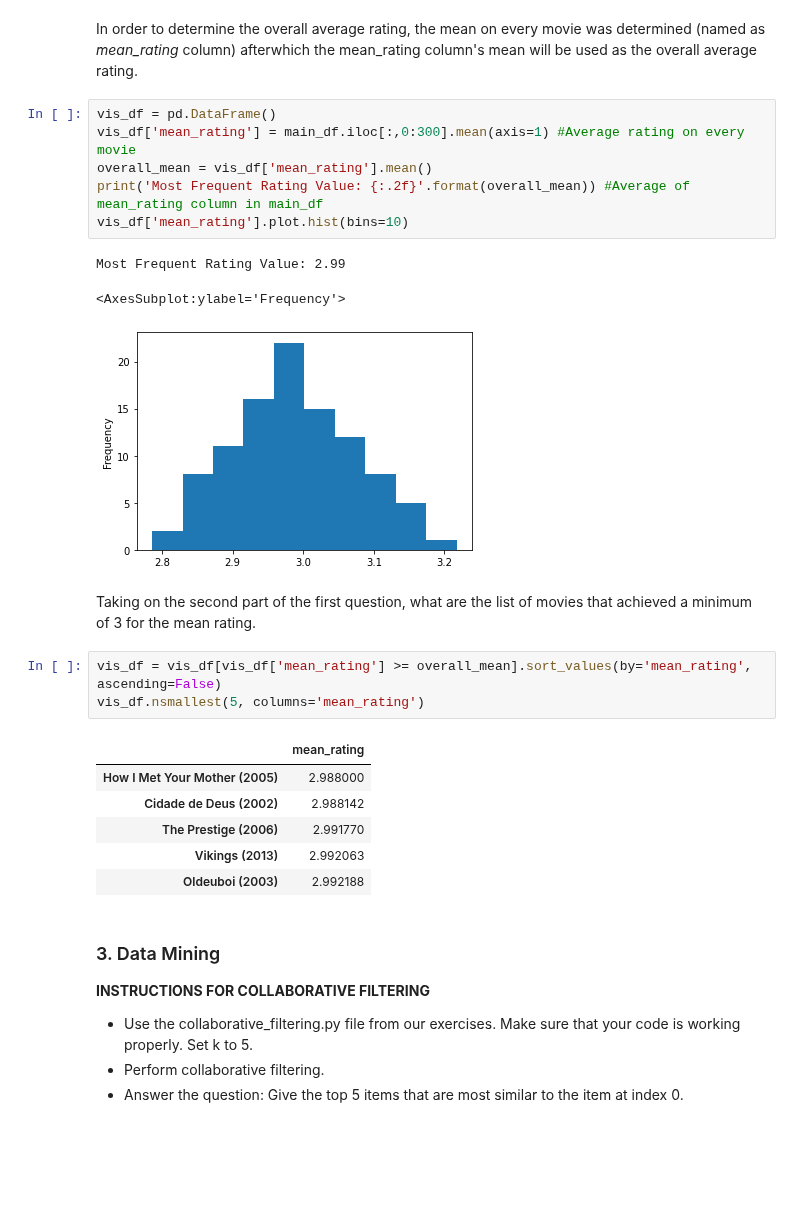
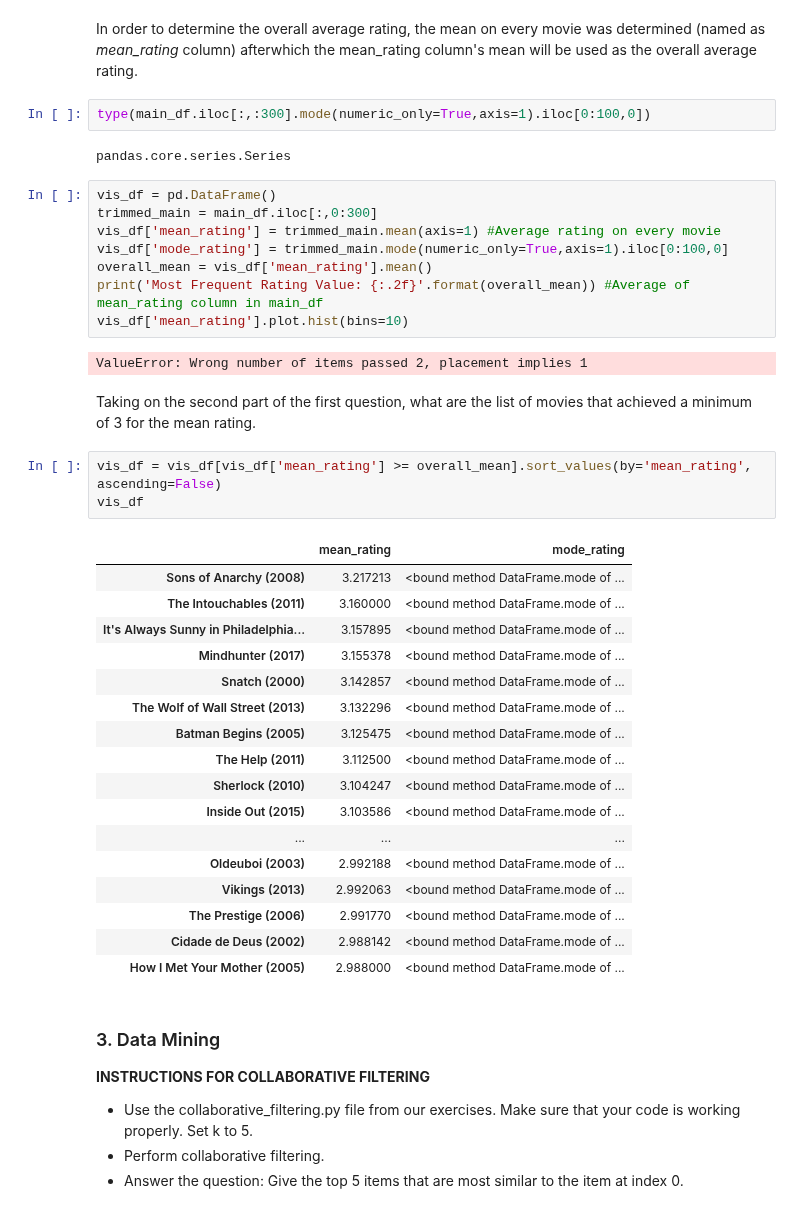
Before and after one commit to jm55/CSMODEL, a Jupyter notebook: Project 2/CSMODEL - Movies_Collab Project.ipynb, the cells around one changed output. Drawn from its saved outputs; the diff is of its cells as text; blank space fills up the shorter version.

Commit message:
Update CSMODEL - Movies_Collab Project.ipynb
Added mode column for EDA 1

```diff
--- a/Project 2/CSMODEL - Movies_Collab Project.ipynb
+++ b/Project 2/CSMODEL - Movies_Collab Project.ipynb
@@ -112,28 +112,43 @@ main_df
 **1. What is the average rating that most people give on any movie and what movies do belong equal and beyond such rating?**
 # %% [markdown]
 In order to determine the overall average rating, the mean on every movie was determined (named as *mean_rating* column) afterwhich the mean_rating column's mean will be used as the overall average rating.
+# %%
+type(main_df.iloc[:,:300].mode(numeric_only=True,axis=1).iloc[0:100,0])
+# %% [output]
+pandas.core.series.Series
 # %%
 vis_df = pd.DataFrame()
-vis_df['mean_rating'] = main_df.iloc[:,0:300].mean(axis=1) #Average rating on every movie
+trimmed_main = main_df.iloc[:,0:300]
+vis_df['mean_rating'] = trimmed_main.mean(axis=1) #Average rating on every movie
+vis_df['mode_rating'] = trimmed_main.mode(numeric_only=True,axis=1).iloc[0:100,0]
 overall_mean = vis_df['mean_rating'].mean()
 print('Most Frequent Rating Value: {:.2f}'.format(overall_mean)) #Average of mean_rating column in main_df
 vis_df['mean_rating'].plot.hist(bins=10)
 # %% [output]
-Most Frequent Rating Value: 2.99
+ValueError: Wrong number of items passed 2, placement implies 1
-<AxesSubplot:ylabel='Frequency'>
-[figure, removed]
 # %% [markdown]
 Taking on the second part of the first question, what are the list of movies that achieved a minimum of 3 for the mean rating.
 # %%
 vis_df = vis_df[vis_df['mean_rating'] >= overall_mean].sort_values(by='mean_rating', ascending=False)
-vis_df.nsmallest(5, columns='mean_rating')
+vis_df
 # %% [output]
-|  | mean_rating |
-| How I Met Your Mother (2005) | 2.988000 |
-| Cidade de Deus (2002) | 2.988142 |
-| The Prestige (2006) | 2.991770 |
-| Vikings (2013) | 2.992063 |
-| Oldeuboi (2003) | 2.992188 |
+|  | mean_rating | mode_rating |
+| Sons of Anarchy (2008) | 3.217213 | <bound method DataFrame.mode of ... |
+| The Intouchables (2011) | 3.160000 | <bound method DataFrame.mode of ... |
+| It's Always Sunny in Philadelphia... | 3.157895 | <bound method DataFrame.mode of ... |
+| Mindhunter (2017) | 3.155378 | <bound method DataFrame.mode of ... |
+| Snatch (2000) | 3.142857 | <bound method DataFrame.mode of ... |
+| The Wolf of Wall Street (2013) | 3.132296 | <bound method DataFrame.mode of ... |
+| Batman Begins (2005) | 3.125475 | <bound method DataFrame.mode of ... |
+| The Help (2011) | 3.112500 | <bound method DataFrame.mode of ... |
+| Sherlock (2010) | 3.104247 | <bound method DataFrame.mode of ... |
+| Inside Out (2015) | 3.103586 | <bound method DataFrame.mode of ... |
+| ... | ... | ... |
+| Oldeuboi (2003) | 2.992188 | <bound method DataFrame.mode of ... |
+| Vikings (2013) | 2.992063 | <bound method DataFrame.mode of ... |
+| The Prestige (2006) | 2.991770 | <bound method DataFrame.mode of ... |
+| Cidade de Deus (2002) | 2.988142 | <bound method DataFrame.mode of ... |
+| How I Met Your Mother (2005) | 2.988000 | <bound method DataFrame.mode of ... |
 # %% [markdown]
 ### 3. Data Mining
 
```
Also changed, not shown: parts of 4 cells of this notebook.
